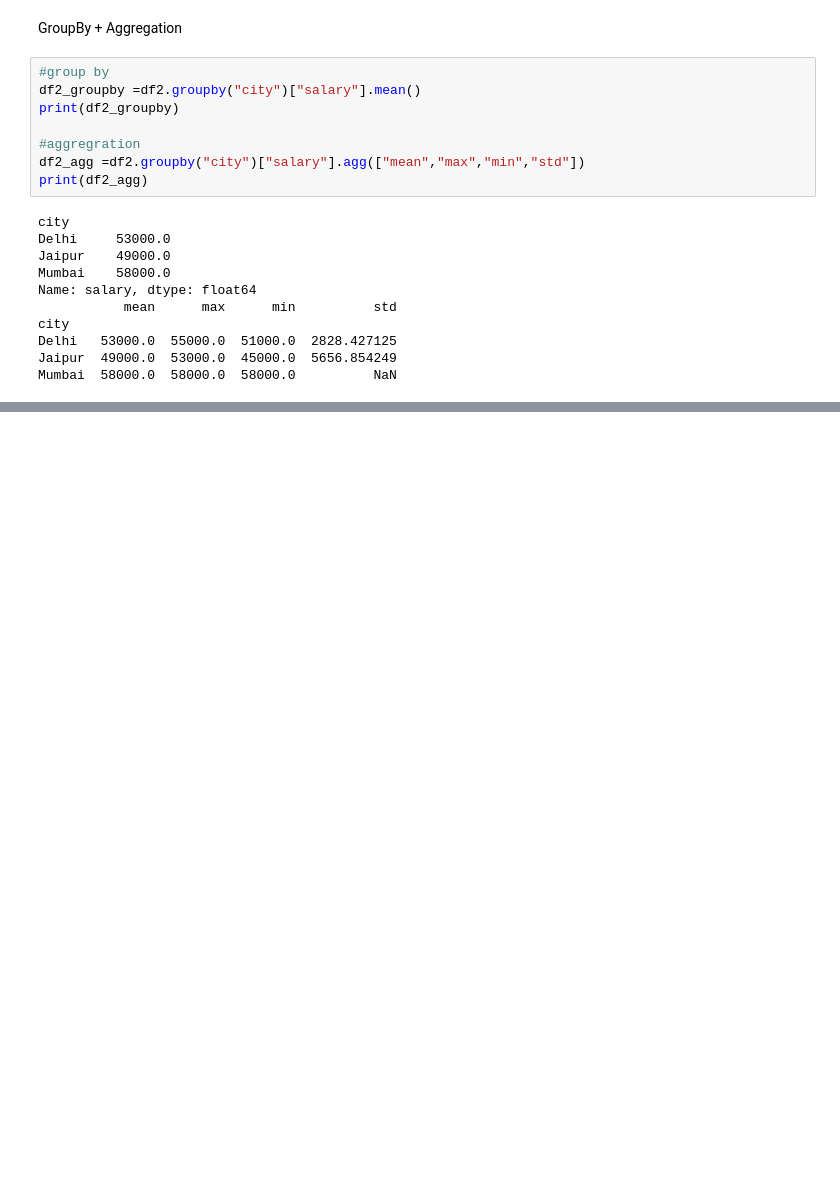
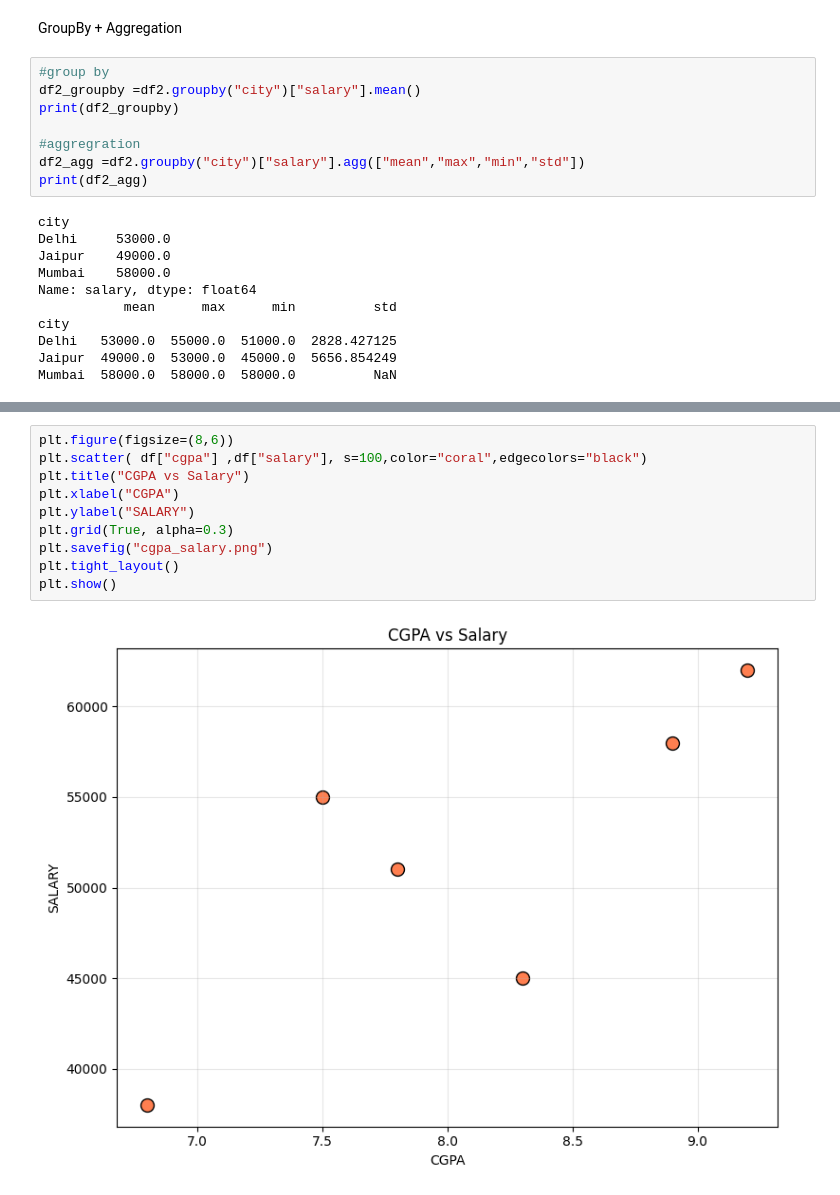
Before and after one commit to Garvitk001/python-grind, a Jupyter notebook: Day6.ipynb, the cells around one changed output, grey strips where cells are left out. Drawn from its saved outputs; the diff is of its cells as text; blank space fills up the shorter version.

```diff
--- a/Day6.ipynb
+++ b/Day6.ipynb
@@ -261,0 +344,12 @@ Mumbai  58000.0  58000.0  58000.0          NaN
+# %%
+plt.figure(figsize=(8,6))
+plt.scatter( df["cgpa"] ,df["salary"], s=100,color="coral",edgecolors="black")
+plt.title("CGPA vs Salary")
+plt.xlabel("CGPA")
+plt.ylabel("SALARY")
+plt.grid(True, alpha=0.3)
+plt.savefig("cgpa_salary.png")
+plt.tight_layout()
+plt.show()
+# %% [output]
+[figure, added]
```
Also changed, not shown: parts of 8 cells of this notebook, 5 other files.
